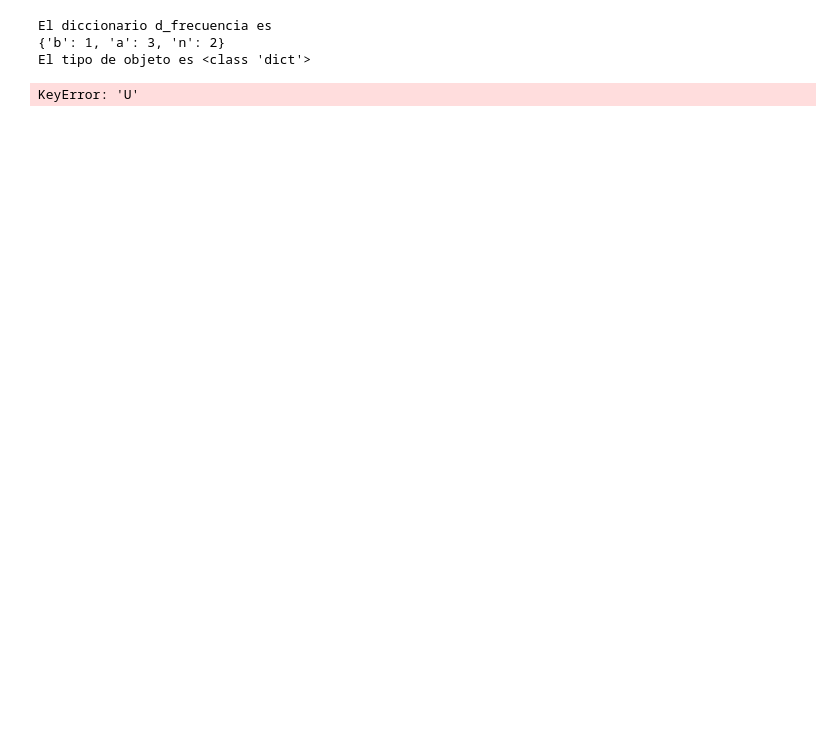
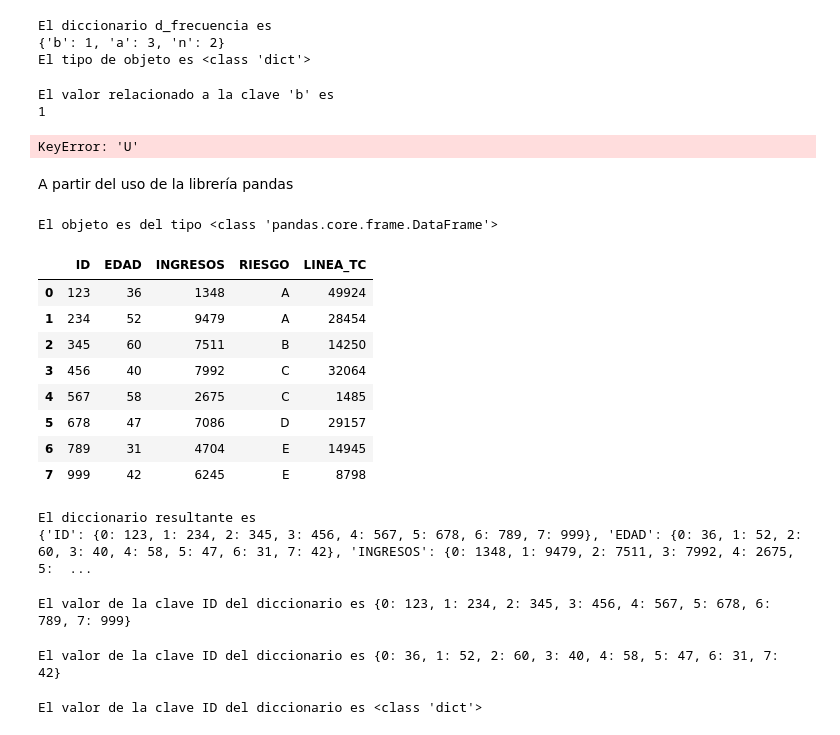
Before and after one commit to evaristo2020/Python-Clases-UTEC-2025, a Jupyter notebook: [4]_Programa_Python_UTEC_Sesion05_Diccionarios.ipynb, the cells around one changed output. Cells and saved outputs as stored; diff of their text form; code cells hidden in the pictures; blank space fills up the shorter version.

```diff
--- a/[4]_Programa_Python_UTEC_Sesion05_Diccionarios.ipynb
+++ b/[4]_Programa_Python_UTEC_Sesion05_Diccionarios.ipynb
@@ -17,7 +26,34 @@ print(f"El tipo de objeto es {type(d_frecuencia)}")
 El diccionario d_frecuencia es
 {'b': 1, 'a': 3, 'n': 2}
 El tipo de objeto es <class 'dict'>
+# %%
+print(f"El valor relacionado a la clave 'b' es \n{d_frecuencia['b']}")
+# %% [output]
+El valor relacionado a la clave 'b' es
+1
 # %%
 print(f"La clave U del Diccionario es {d_frecuencia['U']}")
 # %% [output]
 KeyError: 'U'
+# %% [markdown]
+A partir del uso de la librería pandas
+# %%
+import pandas as pd
+
+df = pd.read_csv("clientes.csv", sep=';')
+# %%
+print(f"El objeto es del tipo {type(df)}")
+# %% [output]
+El objeto es del tipo <class 'pandas.core.frame.DataFrame'>
+# %%
+df
+# %% [output]
+|  | ID | EDAD | INGRESOS | RIESGO | LINEA_TC |
+| 0 | 123 | 36 | 1348 | A | 49924 |
+| 1 | 234 | 52 | 9479 | A | 28454 |
+| 2 | 345 | 60 | 7511 | B | 14250 |
+| 3 | 456 | 40 | 7992 | C | 32064 |
+| 4 | 567 | 58 | 2675 | C | 1485 |
+| 5 | 678 | 47 | 7086 | D | 29157 |
+| 6 | 789 | 31 | 4704 | E | 14945 |
+| 7 | 999 | 42 | 6245 | E | 8798 |
@@ -23,0 +62,17 @@ KeyError: 'U'
+# %%
+print(f"El diccionario resultante es \n{d_df}")
+# %% [output]
+El diccionario resultante es
+{'ID': {0: 123, 1: 234, 2: 345, 3: 456, 4: 567, 5: 678, 6: 789, 7: 999}, 'EDAD': {0: 36, 1: 52, 2: 60, 3: 40, 4: 58, 5: 47, 6: 31, 7: 42}, 'INGRESOS': {0: 1348, 1: 9479, 2: 7511, 3: 7992, 4: 2675, 5:  ...
+# %%
+print(f"El valor de la clave ID del diccionario es {d_df['ID']}")
+# %% [output]
+El valor de la clave ID del diccionario es {0: 123, 1: 234, 2: 345, 3: 456, 4: 567, 5: 678, 6: 789, 7: 999}
+# %%
+print(f"El valor de la clave ID del diccionario es {d_df['EDAD']}")
+# %% [output]
+El valor de la clave ID del diccionario es {0: 36, 1: 52, 2: 60, 3: 40, 4: 58, 5: 47, 6: 31, 7: 42}
+# %%
+print(f"El valor de la clave ID del diccionario es {type(d_df['EDAD'])}")
+# %% [output]
+El valor de la clave ID del diccionario es <class 'dict'>
```
Also changed, not shown: parts of 92 cells of this notebook.
